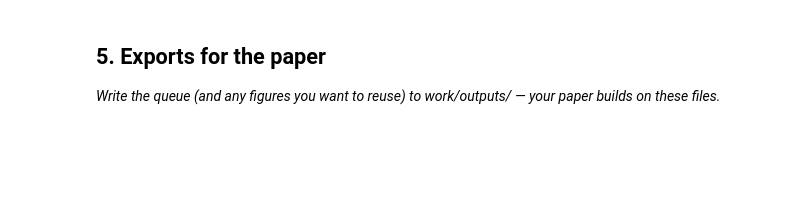
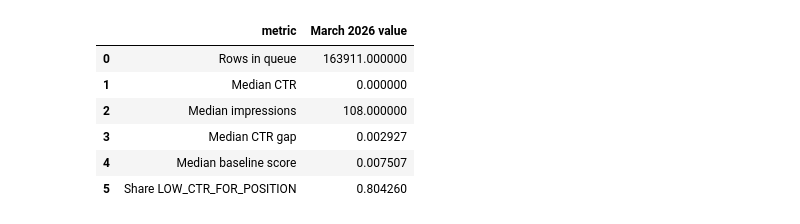
Before and after one commit to BarnaliBhowmik/FlyRank_ML, a Jupyter notebook: work/notebooks/w07_action_playbook.ipynb, the cells around one changed output. Cells and saved outputs as stored; diff of their text form; code cells hidden in the pictures; blank space fills up the shorter version.

Commit message:
Content Action Playbook

```diff
--- a/work/notebooks/w07_action_playbook.ipynb
+++ b/work/notebooks/w07_action_playbook.ipynb
@@ -34,7 +435,39 @@ This skeleton is yours to fill. Work the sections **in order** — each one has
 # %%
 # This cell is for CODE (numbers, a query, a check).
 # Write your text answer in the cell ABOVE this one — typing sentences here breaks Run All.
-# %% [markdown]
-## 5. Exports for the paper
-
-*Write the queue (and any figures you want to reuse) to work/outputs/ — your paper builds on these files.*
+# %%
+# Monitoring summary for the current action queue.
+# These values provide a reference point for future periods.
+
+monitoring_summary = pd.DataFrame({
+    "metric": [
+        "Rows in queue",
+        "Median CTR",
+        "Median impressions",
+        "Median CTR gap",
+        "Median baseline score",
+        "Share LOW_CTR_FOR_POSITION"
+    ],
+    "March 2026 value": [
+        len(action_queue),
+        action_queue["observed_ctr"].median(),
+        action_queue["gsc_impressions"].median(),
+        action_queue["ctr_gap"].median(),
+        action_queue["baseline_score"].median(),
+        (
+            action_queue["reason_code"]
+            .eq("LOW_CTR_FOR_POSITION")
+            .mean()
+        )
+    ]
+})
+
+display(monitoring_summary)
+# %% [output]
+|  | metric | March 2026 value |
+| 0 | Rows in queue | 163911.000000 |
+| 1 | Median CTR | 0.000000 |
+| 2 | Median impressions | 108.000000 |
+| 3 | Median CTR gap | 0.002927 |
+| 4 | Median baseline score | 0.007507 |
+| 5 | Share LOW_CTR_FOR_POSITION | 0.804260 |
```
Also changed, not shown: parts of 20 cells of this notebook.
